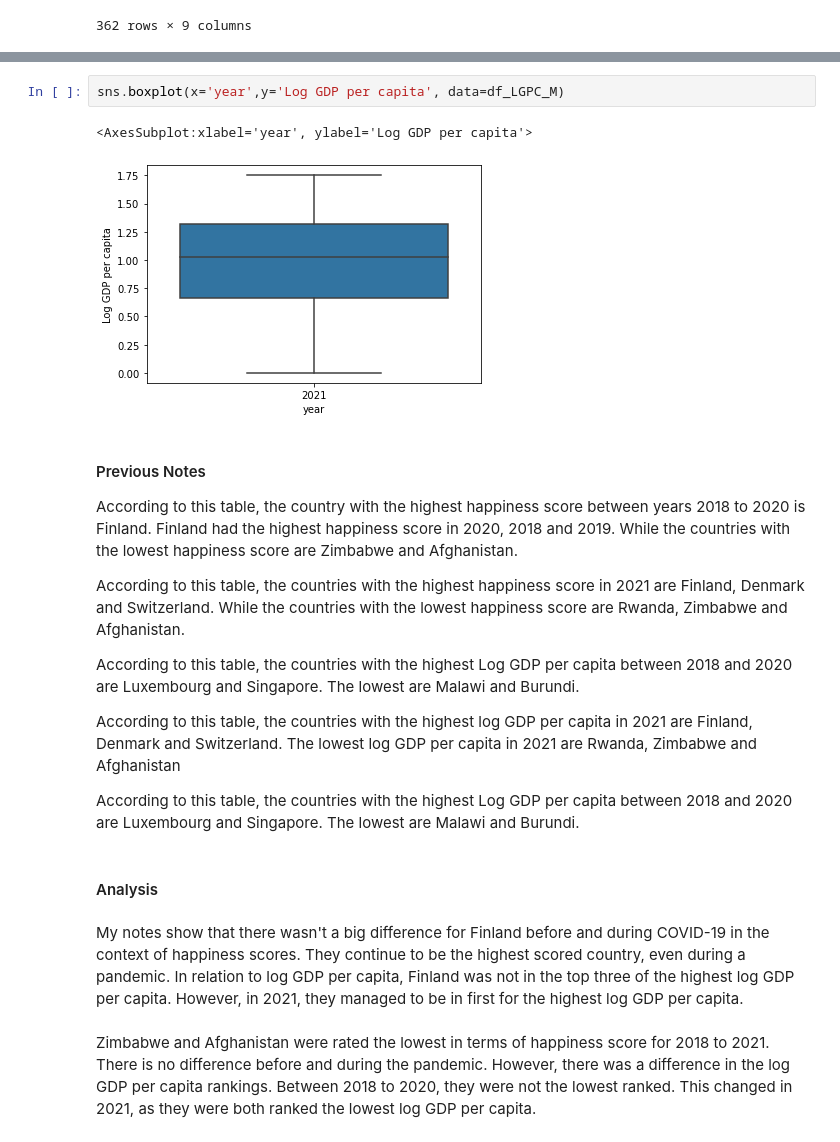
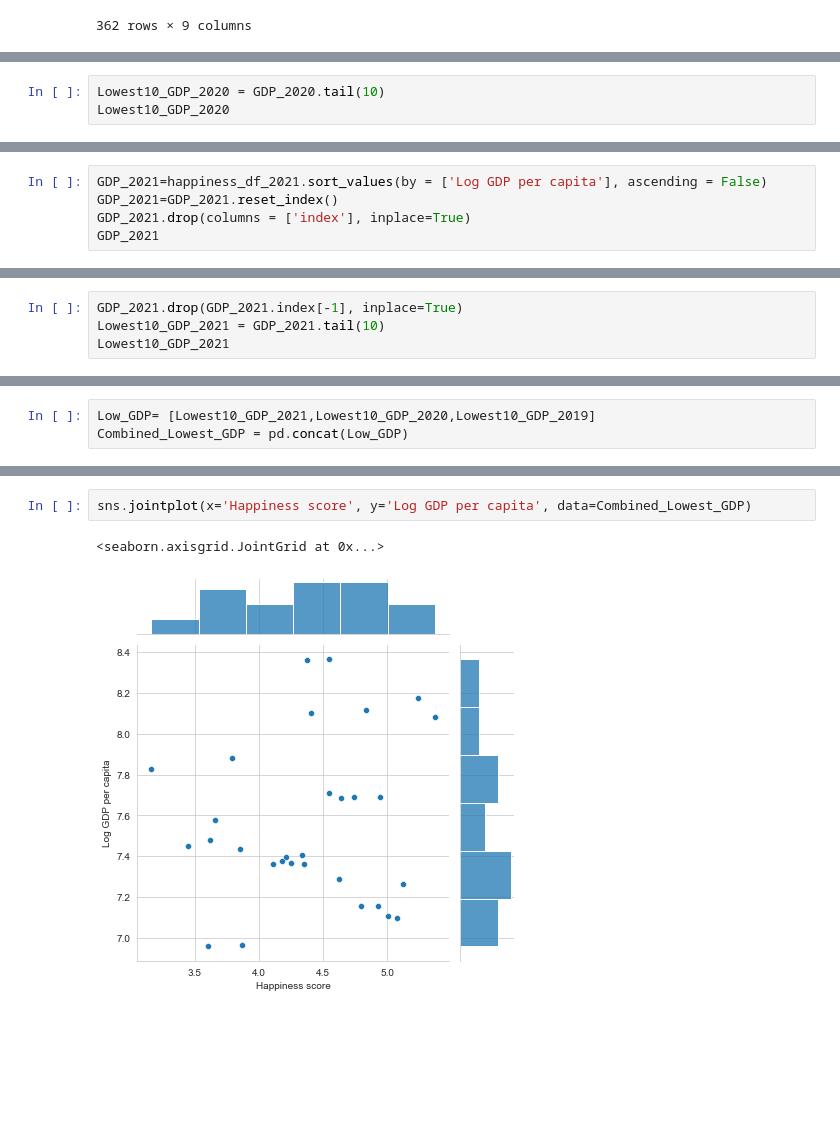
Before and after one commit to data301-2021-summer2/project-group25-project, a Jupyter notebook: analysis/EDA.ipynb, the cells around one changed output, grey strips where cells are left out. Cells and saved outputs as stored; diff of their text form; blank space fills up the shorter version.

Commit message:
Finished analysis.

```diff
--- a/analysis/EDA.ipynb
+++ b/analysis/EDA.ipynb
@@ -221,0 +362,3 @@ sns.boxplot(x='year',y='Log GDP per capita', data=df2_LGPC_M, hue='year')
+# %%
+Lowest10_GDP_2020 = GDP_2020.tail(10)
+Lowest10_GDP_2020
@@ -221,0 +385,5 @@ sns.boxplot(x='year',y='Log GDP per capita', data=df2_LGPC_M, hue='year')
+# %%
+GDP_2021=happiness_df_2021.sort_values(by = ['Log GDP per capita'], ascending = False)
+GDP_2021=GDP_2021.reset_index()
+GDP_2021.drop(columns = ['index'], inplace=True)
+GDP_2021
@@ -221,0 +427,4 @@ sns.boxplot(x='year',y='Log GDP per capita', data=df2_LGPC_M, hue='year')
+# %%
+GDP_2021.drop(GDP_2021.index[-1], inplace=True)
+Lowest10_GDP_2021 = GDP_2021.tail(10)
+Lowest10_GDP_2021
@@ -221,0 +484,3 @@ sns.boxplot(x='year',y='Log GDP per capita', data=df2_LGPC_M, hue='year')
+# %%
+Low_GDP= [Lowest10_GDP_2021,Lowest10_GDP_2020,Lowest10_GDP_2019]
+Combined_Lowest_GDP = pd.concat(Low_GDP)
@@ -222,22 +542,5 @@ sns.boxplot(x='year',y='Log GDP per capita', data=df2_LGPC_M, hue='year')
 # %%
-sns.boxplot(x='year',y='Log GDP per capita', data=df_LGPC_M)
+sns.jointplot(x='Happiness score', y='Log GDP per capita', data=Combined_Lowest_GDP)
 # %% [output]
-<AxesSubplot:xlabel='year', ylabel='Log GDP per capita'>
+<seaborn.axisgrid.JointGrid at 0x...>
-[figure, old version]
+[figure, new version]
-# %% [markdown]
-#### Previous Notes
-According to this table, the country with the highest happiness score between years 2018 to 2020 is Finland. Finland had the highest happiness score in 2020, 2018 and 2019. While the countries with the lowest happiness score are Zimbabwe and Afghanistan.
-
-According to this table, the countries with the highest happiness score in 2021 are Finland, Denmark and Switzerland. While the countries with the lowest happiness score are Rwanda, Zimbabwe and Afghanistan.
-
-According to this table, the countries with the highest Log GDP per capita between 2018 and 2020 are Luxembourg and Singapore. The lowest are Malawi and Burundi.
-
-According to this table, the countries with the highest log GDP per capita in 2021 are Finland, Denmark and Switzerland. The lowest log GDP per capita in 2021 are Rwanda, Zimbabwe and Afghanistan
-
-According to this table, the countries with the highest Log GDP per capita between 2018 and 2020 are Luxembourg and Singapore. The lowest are Malawi and Burundi.
-# %% [markdown]
-#### Analysis
-# %% [markdown]
-My notes show that there wasn't a big difference for Finland before and during COVID-19 in the context of happiness scores. They continue to be the highest scored country, even during a pandemic. In relation to log GDP per capita, Finland was not in the top three of the highest log GDP per capita. However, in 2021, they managed to be in first for the highest log GDP per capita.
-# %% [markdown]
-Zimbabwe and Afghanistan were rated the lowest in terms of happiness score for 2018 to 2021. There is no difference before and during the pandemic. However, there was a difference in the log GDP per capita rankings. Between 2018 to 2020, they were not the lowest ranked. This changed in 2021, as they were both ranked the lowest log GDP per capita.
```
Also changed, not shown: parts of 74 cells of this notebook, 3 other files.
